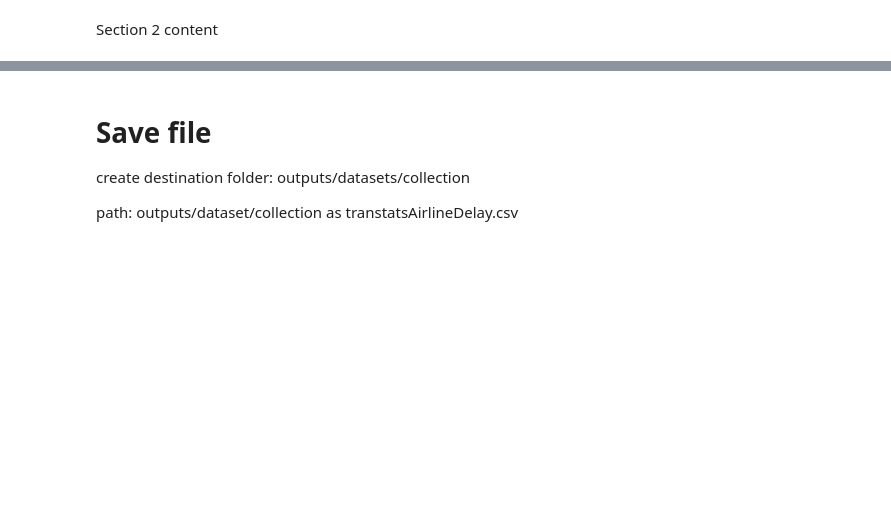
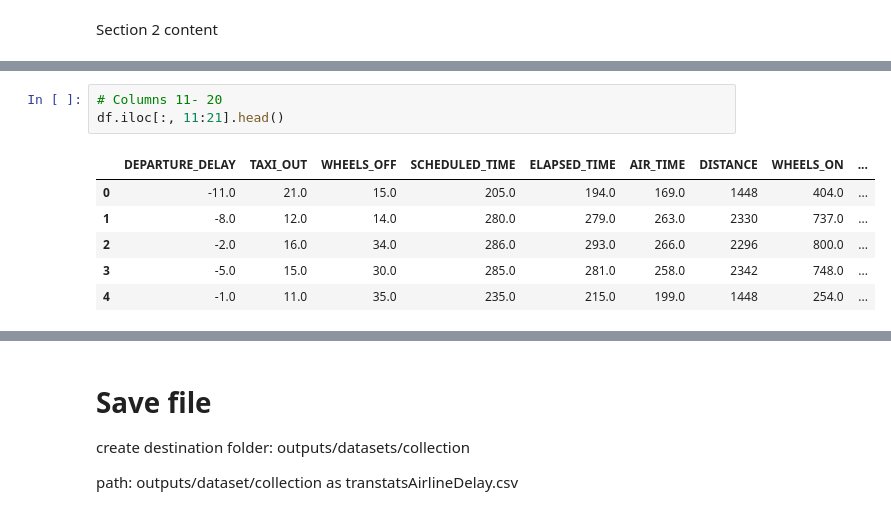
Before and after one commit to tumelo-maja/airline-delay-predictor, a Jupyter notebook: jupyter_notebooks/01 - DataCollection.ipynb, the cells around one changed output, grey strips where cells are left out. Cells and saved outputs as stored; diff of their text form; blank space fills up the shorter version.

```diff
--- a/jupyter_notebooks/01 - DataCollection.ipynb
+++ b/jupyter_notebooks/01 - DataCollection.ipynb
@@ -175,0 +204,10 @@ memory usage: 65.3+ MB
+# %%
+# Columns 11- 20
+df.iloc[:, 11:21].head()
+# %% [output]
+|  | DEPARTURE_DELAY | TAXI_OUT | WHEELS_OFF | SCHEDULED_TIME | ELAPSED_TIME | AIR_TIME | DISTANCE | WHEELS_ON | ... |
+| 0 | -11.0 | 21.0 | 15.0 | 205.0 | 194.0 | 169.0 | 1448 | 404.0 | ... |
+| 1 | -8.0 | 12.0 | 14.0 | 280.0 | 279.0 | 263.0 | 2330 | 737.0 | ... |
+| 2 | -2.0 | 16.0 | 34.0 | 286.0 | 293.0 | 266.0 | 2296 | 800.0 | ... |
+| 3 | -5.0 | 15.0 | 30.0 | 285.0 | 281.0 | 258.0 | 2342 | 748.0 | ... |
+| 4 | -1.0 | 11.0 | 35.0 | 235.0 | 215.0 | 199.0 | 1448 | 254.0 | ... |
```
Also changed, not shown: parts of 36 cells of this notebook, 14 other files.
